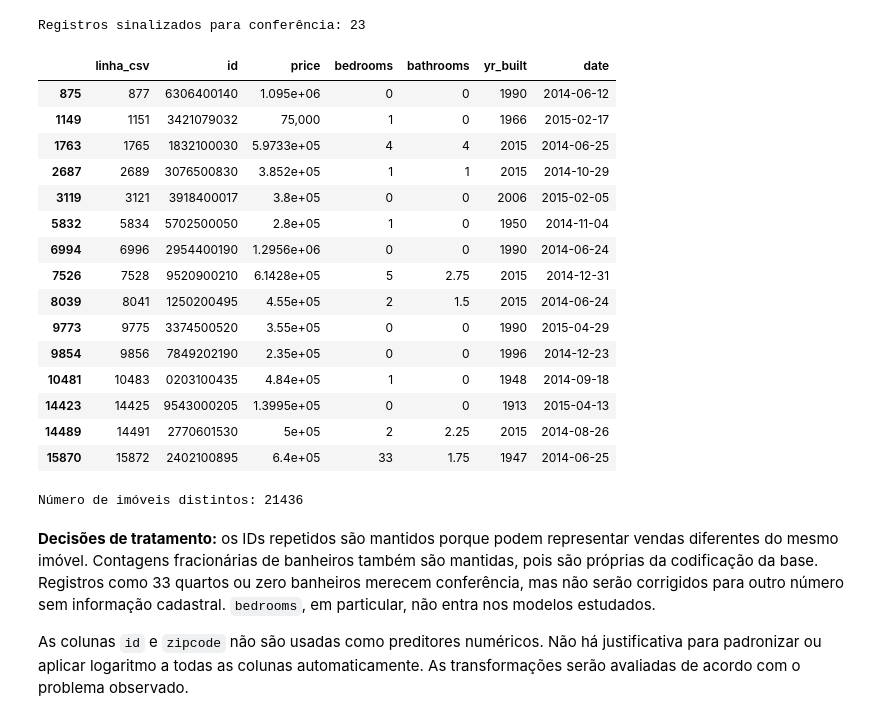
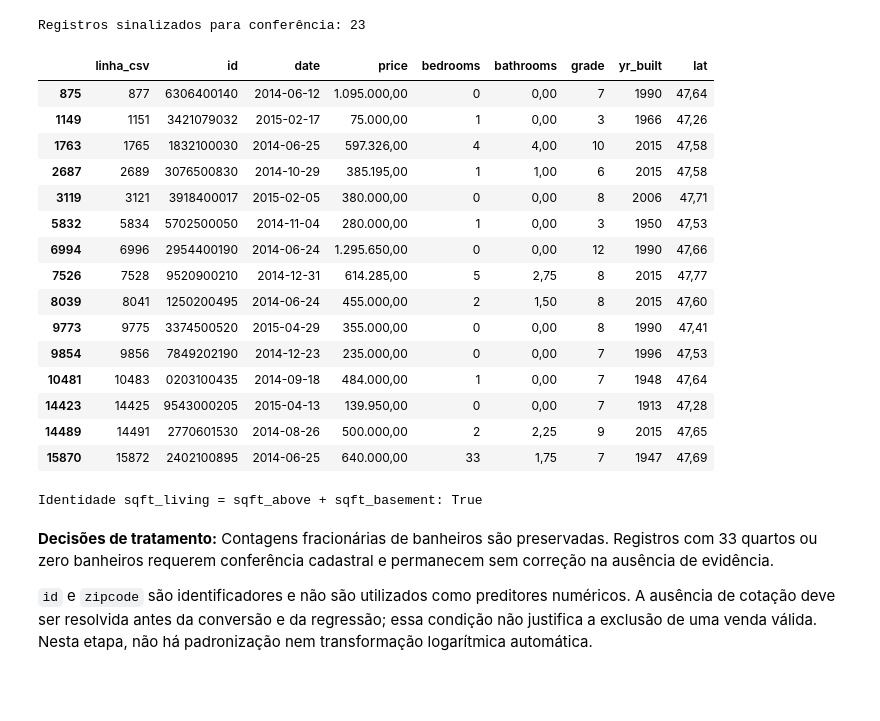
Before and after one commit to igor-xmchaves/analise_house_sales, a Jupyter notebook: house_sales.ipynb, the cells around one changed output. Saved outputs shown, nothing was run; the diff lists cells and outputs as text; code cells hidden in the pictures; blank space fills up the shorter version.

```diff
--- a/house_sales.ipynb
+++ b/house_sales.ipynb
@@ -240,32 +271,40 @@ Tamanho da base após a verificação: 21613
 Período das vendas: 2014-05-02 a 2015-05-27
 # %%
-# Sinalizar situações que exigem consulta ao cadastro, sem corrigir por suposição.
-suspeitos = dados.loc[(dados.bedrooms >= 20) | (dados.bathrooms == 0)
-                      | (dados.yr_built > dados.date.dt.year),
-                      ['linha_csv','id','price','bedrooms','bathrooms','yr_built','date']]
+# Sinalizar situações cadastrais sem alterar ou excluir por suposição.
+suspeita = (
+    (dados['bedrooms'] >= 20)
+    | (dados['bathrooms'] <= 0)
+    | (dados['yr_built'] > dados['date'].dt.year)
+    | (dados['yr_built'] <= 0)
+    | ~dados['grade'].between(1, 13)
+    | ~dados['lat'].between(-90, 90)
+    | dados[['grade', 'bathrooms', 'yr_built', 'lat']].isna().any(axis=1)
+)
+suspeitos = dados.loc[suspeita, ['linha_csv', 'id', 'date', 'price', 'bedrooms', 'bathrooms', 'grade', 'yr_built', 'lat']]
 print('Registros sinalizados para conferência:', len(suspeitos))
 display(suspeitos.head(15))
-print('Número de imóveis distintos:', dados.id.nunique())
+print('Identidade sqft_living = sqft_above + sqft_basement:',
+      bool((dados['sqft_living'] == dados['sqft_above'] + dados['sqft_basement']).all()))
 # %% [output]
 Registros sinalizados para conferência: 23
-|  | linha_csv | id | price | bedrooms | bathrooms | yr_built | date |
-| 875 | 877 | 6306400140 | 1.095e+06 | 0 | 0 | 1990 | 2014-06-12 |
-| 1149 | 1151 | 3421079032 | 75,000 | 1 | 0 | 1966 | 2015-02-17 |
-| 1763 | 1765 | 1832100030 | 5.9733e+05 | 4 | 4 | 2015 | 2014-06-25 |
-| 2687 | 2689 | 3076500830 | 3.852e+05 | 1 | 1 | 2015 | 2014-10-29 |
-| 3119 | 3121 | 3918400017 | 3.8e+05 | 0 | 0 | 2006 | 2015-02-05 |
-| 5832 | 5834 | 5702500050 | 2.8e+05 | 1 | 0 | 1950 | 2014-11-04 |
-| 6994 | 6996 | 2954400190 | 1.2956e+06 | 0 | 0 | 1990 | 2014-06-24 |
-| 7526 | 7528 | 9520900210 | 6.1428e+05 | 5 | 2.75 | 2015 | 2014-12-31 |
-| 8039 | 8041 | 1250200495 | 4.55e+05 | 2 | 1.5 | 2015 | 2014-06-24 |
-| 9773 | 9775 | 3374500520 | 3.55e+05 | 0 | 0 | 1990 | 2015-04-29 |
-| 9854 | 9856 | 7849202190 | 2.35e+05 | 0 | 0 | 1996 | 2014-12-23 |
-| 10481 | 10483 | 0203100435 | 4.84e+05 | 1 | 0 | 1948 | 2014-09-18 |
-| 14423 | 14425 | 9543000205 | 1.3995e+05 | 0 | 0 | 1913 | 2015-04-13 |
-| 14489 | 14491 | 2770601530 | 5e+05 | 2 | 2.25 | 2015 | 2014-08-26 |
-| 15870 | 15872 | 2402100895 | 6.4e+05 | 33 | 1.75 | 1947 | 2014-06-25 |
+|  | linha_csv | id | date | price | bedrooms | bathrooms | grade | yr_built | lat |
+| 875 | 877 | 6306400140 | 2014-06-12 | 1.095.000,00 | 0 | 0,00 | 7 | 1990 | 47,64 |
+| 1149 | 1151 | 3421079032 | 2015-02-17 | 75.000,00 | 1 | 0,00 | 3 | 1966 | 47,26 |
+| 1763 | 1765 | 1832100030 | 2014-06-25 | 597.326,00 | 4 | 4,00 | 10 | 2015 | 47,58 |
+| 2687 | 2689 | 3076500830 | 2014-10-29 | 385.195,00 | 1 | 1,00 | 6 | 2015 | 47,58 |
+| 3119 | 3121 | 3918400017 | 2015-02-05 | 380.000,00 | 0 | 0,00 | 8 | 2006 | 47,71 |
+| 5832 | 5834 | 5702500050 | 2014-11-04 | 280.000,00 | 1 | 0,00 | 3 | 1950 | 47,53 |
+| 6994 | 6996 | 2954400190 | 2014-06-24 | 1.295.650,00 | 0 | 0,00 | 12 | 1990 | 47,66 |
+| 7526 | 7528 | 9520900210 | 2014-12-31 | 614.285,00 | 5 | 2,75 | 8 | 2015 | 47,77 |
+| 8039 | 8041 | 1250200495 | 2014-06-24 | 455.000,00 | 2 | 1,50 | 8 | 2015 | 47,60 |
+| 9773 | 9775 | 3374500520 | 2015-04-29 | 355.000,00 | 0 | 0,00 | 8 | 1990 | 47,41 |
+| 9854 | 9856 | 7849202190 | 2014-12-23 | 235.000,00 | 0 | 0,00 | 7 | 1996 | 47,53 |
+| 10481 | 10483 | 0203100435 | 2014-09-18 | 484.000,00 | 1 | 0,00 | 7 | 1948 | 47,64 |
+| 14423 | 14425 | 9543000205 | 2015-04-13 | 139.950,00 | 0 | 0,00 | 7 | 1913 | 47,28 |
+| 14489 | 14491 | 2770601530 | 2014-08-26 | 500.000,00 | 2 | 2,25 | 9 | 2015 | 47,65 |
+| 15870 | 15872 | 2402100895 | 2014-06-25 | 640.000,00 | 33 | 1,75 | 7 | 1947 | 47,69 |
-Número de imóveis distintos: 21436
+Identidade sqft_living = sqft_above + sqft_basement: True
 # %% [markdown]
-**Decisões de tratamento:** os IDs repetidos são mantidos porque podem representar vendas diferentes do mesmo imóvel. Contagens fracionárias de banheiros também são mantidas, pois são próprias da codificação da base. Registros como 33 quartos ou zero banheiros merecem conferência, mas não serão corrigidos para outro número sem informação cadastral. `bedrooms`, em particular, não entra nos modelos estudados.
+**Decisões de tratamento:** Contagens fracionárias de banheiros são preservadas. Registros com 33 quartos ou zero banheiros requerem conferência cadastral e permanecem sem correção na ausência de evidência.
 
-As colunas `id` e `zipcode` não são usadas como preditores numéricos. Não há justificativa para padronizar ou aplicar logaritmo a todas as colunas automaticamente. As transformações serão avaliadas de acordo com o problema observado.
+`id` e `zipcode` são identificadores e não são utilizados como preditores numéricos. A ausência de cotação deve ser resolvida antes da conversão e da regressão; essa condição não justifica a exclusão de uma venda válida. Nesta etapa, não há padronização nem transformação logarítmica automática.
```
Also changed, not shown: parts of 45 cells of this notebook, 27 other files.
